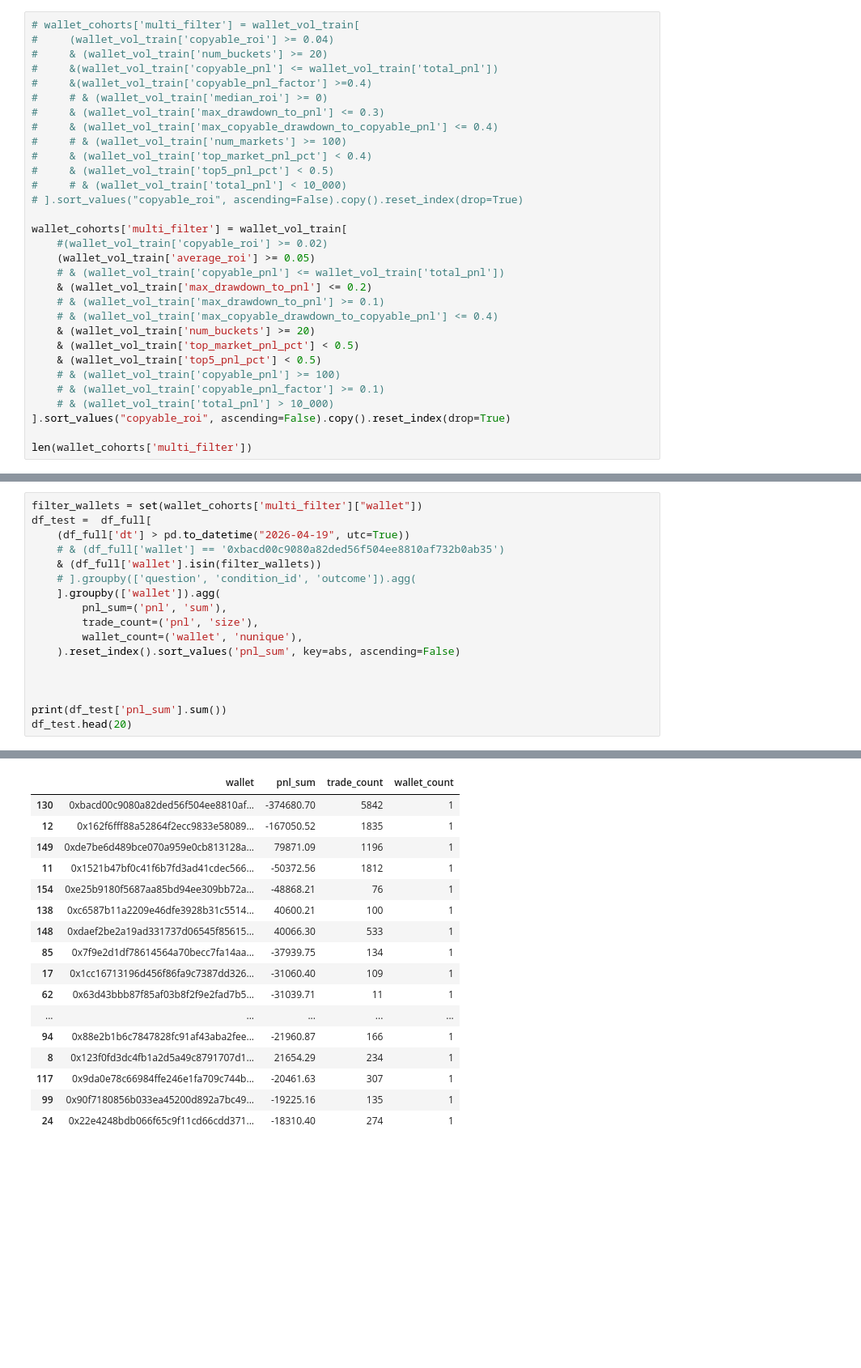
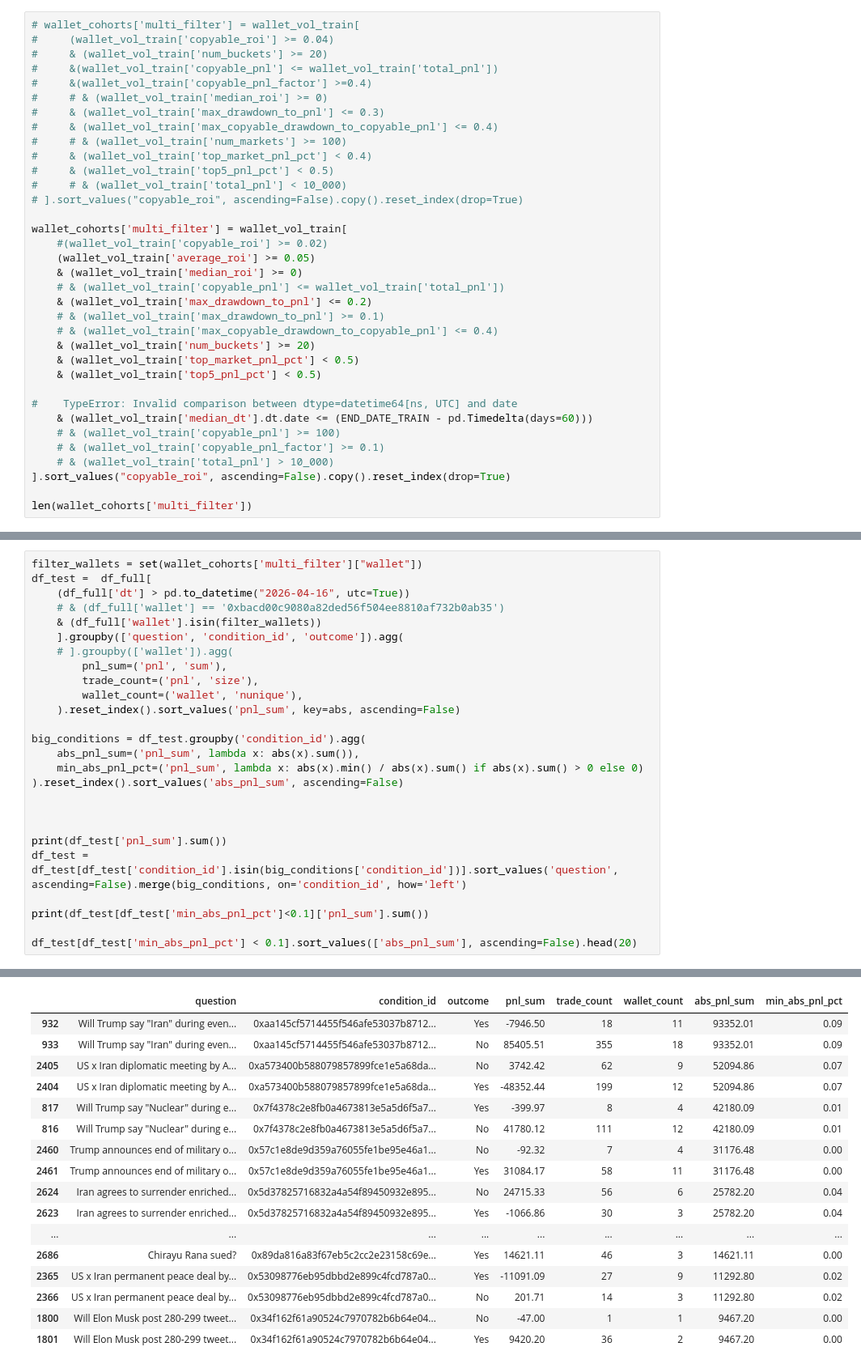
Before and after one commit to vobornij/polymarket, a Jupyter notebook: notebooks/flow/stage1_wallet_strategy_selection.ipynb, the cells around one changed output, grey strips where cells are left out. Shown at 81% size. Cells and saved outputs as stored; diff of their text form; blank space fills up the shorter version.

```diff
--- a/notebooks/flow/stage1_wallet_strategy_selection.ipynb
+++ b/notebooks/flow/stage1_wallet_strategy_selection.ipynb
@@ -402,6 +388,7 @@ wallet_vol_train.sort_values("copyable_pnl", ascending=False).head(10)
 wallet_cohorts['multi_filter'] = wallet_vol_train[
     #(wallet_vol_train['copyable_roi'] >= 0.02)
     (wallet_vol_train['average_roi'] >= 0.05)
+    & (wallet_vol_train['median_roi'] >= 0)
     # & (wallet_vol_train['copyable_pnl'] <= wallet_vol_train['total_pnl'])
     & (wallet_vol_train['max_drawdown_to_pnl'] <= 0.2)
     # & (wallet_vol_train['max_drawdown_to_pnl'] >= 0.1)
@@ -409,6 +396,9 @@ wallet_cohorts['multi_filter'] = wallet_vol_train[
     & (wallet_vol_train['num_buckets'] >= 20)
     & (wallet_vol_train['top_market_pnl_pct'] < 0.5)
     & (wallet_vol_train['top5_pnl_pct'] < 0.5)
+
+#    TypeError: Invalid comparison between dtype=datetime64[ns, UTC] and date
+    & (wallet_vol_train['median_dt'].dt.date <= (END_DATE_TRAIN - pd.Timedelta(days=60)))
     # & (wallet_vol_train['copyable_pnl'] >= 100)
     # & (wallet_vol_train['copyable_pnl_factor'] >= 0.1)
     # & (wallet_vol_train['total_pnl'] > 10_000)
@@ -420,18 +414,27 @@ len(wallet_cohorts['multi_filter'])
 # %%
 filter_wallets = set(wallet_cohorts['multi_filter']["wallet"])
 df_test =  df_full[
-    (df_full['dt'] > pd.to_datetime("2026-04-19", utc=True))
+    (df_full['dt'] > pd.to_datetime("2026-04-16", utc=True))
     # & (df_full['wallet'] == '0xbacd00c9080a82ded56f504ee8810af732b0ab35')
     & (df_full['wallet'].isin(filter_wallets))
-    # ].groupby(['question', 'condition_id', 'outcome']).agg(
-    ].groupby(['wallet']).agg(
+    ].groupby(['question', 'condition_id', 'outcome']).agg(
+    # ].groupby(['wallet']).agg(
         pnl_sum=('pnl', 'sum'),
         trade_count=('pnl', 'size'),
         wallet_count=('wallet', 'nunique'),
     ).reset_index().sort_values('pnl_sum', key=abs, ascending=False)
 
+big_conditions = df_test.groupby('condition_id').agg(
+    abs_pnl_sum=('pnl_sum', lambda x: abs(x).sum()),
+    min_abs_pnl_pct=('pnl_sum', lambda x: abs(x).min() / abs(x).sum() if abs(x).sum() > 0 else 0)
+).reset_index().sort_values('abs_pnl_sum', ascending=False)
+
 
 
 print(df_test['pnl_sum'].sum())
-df_test.head(20)
+df_test = df_test[df_test['condition_id'].isin(big_conditions['condition_id'])].sort_values('question', ascending=False).merge(big_conditions, on='condition_id', how='left')
+
+print(df_test[df_test['min_abs_pnl_pct']<0.1]['pnl_sum'].sum())
+
+df_test[df_test['min_abs_pnl_pct'] < 0.1].sort_values(['abs_pnl_sum'], ascending=False).head(20)
 # %% [output]
@@ -439,20 +443,20 @@ df_test.head(20)
-|  | wallet | pnl_sum | trade_count | wallet_count |
-| 130 | 0xbacd00c9080a82ded56f504ee8810af... | -374680.70 | 5842 | 1 |
-| 12 | 0x162f6fff88a52864f2ecc9833e58089... | -167050.52 | 1835 | 1 |
-| 149 | 0xde7be6d489bce070a959e0cb813128a... | 79871.09 | 1196 | 1 |
-| 11 | 0x1521b47bf0c41f6b7fd3ad41cdec566... | -50372.56 | 1812 | 1 |
-| 154 | 0xe25b9180f5687aa85bd94ee309bb72a... | -48868.21 | 76 | 1 |
-| 138 | 0xc6587b11a2209e46dfe3928b31c5514... | 40600.21 | 100 | 1 |
-| 148 | 0xdaef2be2a19ad331737d06545f85615... | 40066.30 | 533 | 1 |
-| 85 | 0x7f9e2d1df78614564a70becc7fa14aa... | -37939.75 | 134 | 1 |
-| 17 | 0x1cc16713196d456f86fa9c7387dd326... | -31060.40 | 109 | 1 |
-| 62 | 0x63d43bbb87f85af03b8f2f9e2fad7b5... | -31039.71 | 11 | 1 |
-| ... | ... | ... | ... | ... |
-| 94 | 0x88e2b1b6c7847828fc91af43aba2fee... | -21960.87 | 166 | 1 |
-| 8 | 0x123f0fd3dc4fb1a2d5a49c8791707d1... | 21654.29 | 234 | 1 |
-| 117 | 0x9da0e78c66984ffe246e1fa709c744b... | -20461.63 | 307 | 1 |
-| 99 | 0x90f7180856b033ea45200d892a7bc49... | -19225.16 | 135 | 1 |
-| 24 | 0x22e4248bdb066f65c9f11cd66cdd371... | -18310.40 | 274 | 1 |
+|  | question | condition_id | outcome | pnl_sum | trade_count | wallet_count | abs_pnl_sum | min_abs_pnl_pct |
+| 932 | Will Trump say "Iran" during even... | 0xaa145cf5714455f546afe53037b8712... | Yes | -7946.50 | 18 | 11 | 93352.01 | 0.09 |
+| 933 | Will Trump say "Iran" during even... | 0xaa145cf5714455f546afe53037b8712... | No | 85405.51 | 355 | 18 | 93352.01 | 0.09 |
+| 2405 | US x Iran diplomatic meeting by A... | 0xa573400b588079857899fce1e5a68da... | No | 3742.42 | 62 | 9 | 52094.86 | 0.07 |
+| 2404 | US x Iran diplomatic meeting by A... | 0xa573400b588079857899fce1e5a68da... | Yes | -48352.44 | 199 | 12 | 52094.86 | 0.07 |
+| 817 | Will Trump say "Nuclear" during e... | 0x7f4378c2e8fb0a4673813e5a5d6f5a7... | Yes | -399.97 | 8 | 4 | 42180.09 | 0.01 |
+| 816 | Will Trump say "Nuclear" during e... | 0x7f4378c2e8fb0a4673813e5a5d6f5a7... | No | 41780.12 | 111 | 12 | 42180.09 | 0.01 |
+| 2460 | Trump announces end of military o... | 0x57c1e8de9d359a76055fe1be95e46a1... | No | -92.32 | 7 | 4 | 31176.48 | 0.00 |
+| 2461 | Trump announces end of military o... | 0x57c1e8de9d359a76055fe1be95e46a1... | Yes | 31084.17 | 58 | 11 | 31176.48 | 0.00 |
+| 2624 | Iran agrees to surrender enriched... | 0x5d37825716832a4a54f89450932e895... | No | 24715.33 | 56 | 6 | 25782.20 | 0.04 |
+| 2623 | Iran agrees to surrender enriched... | 0x5d37825716832a4a54f89450932e895... | Yes | -1066.86 | 30 | 3 | 25782.20 | 0.04 |
+| ... | ... | ... | ... | ... | ... | ... | ... | ... |
+| 2686 | Chirayu Rana sued? | 0x89da816a83f67eb5c2cc2e23158c69e... | Yes | 14621.11 | 46 | 3 | 14621.11 | 0.00 |
+| 2365 | US x Iran permanent peace deal by... | 0x53098776eb95dbbd2e899c4fcd787a0... | Yes | -11091.09 | 27 | 9 | 11292.80 | 0.02 |
+| 2366 | US x Iran permanent peace deal by... | 0x53098776eb95dbbd2e899c4fcd787a0... | No | 201.71 | 14 | 3 | 11292.80 | 0.02 |
+| 1800 | Will Elon Musk post 280-299 tweet... | 0x34f162f61a90524c7970782b6b64e04... | No | -47.00 | 1 | 1 | 9467.20 | 0.00 |
+| 1801 | Will Elon Musk post 280-299 tweet... | 0x34f162f61a90524c7970782b6b64e04... | Yes | 9420.20 | 36 | 2 | 9467.20 | 0.00 |
 # %%
 wallet_cohorts['multi_filter'].sort_values("copyable_pnl", key=abs, ascending=False).head(100)
 # %% [output]
```
Also changed, not shown: parts of 13 cells of this notebook, 3 other files.
